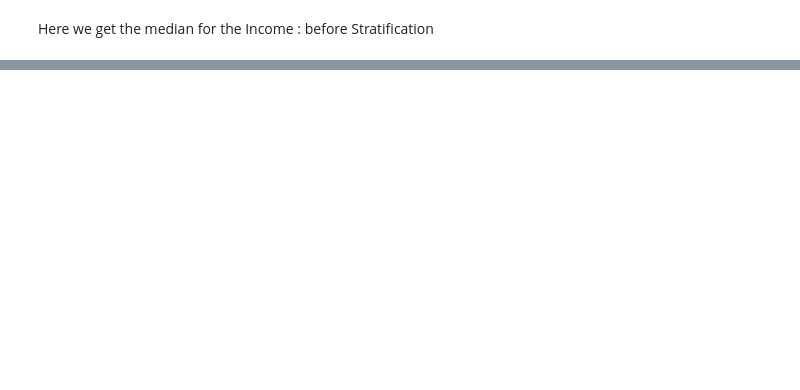
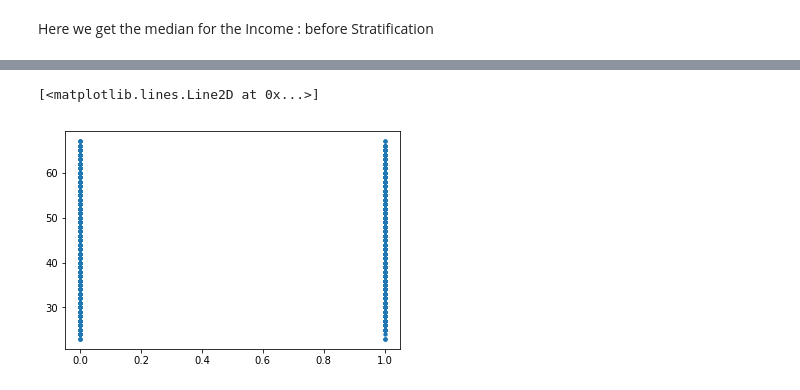
Before and after one commit to akkhil2012/MachineLearning, a Jupyter notebook: scikit_learn/LinearRegressionLoan.ipynb, the cells around one changed output, grey strips where cells are left out. Drawn from its saved outputs; the diff is of its cells as text; code cells hidden in the pictures; blank space fills up the shorter version.

Commit message:
Modified notebook with graphs
Modified notebook with graphs

```diff
--- a/scikit_learn/LinearRegressionLoan.ipynb
+++ b/scikit_learn/LinearRegressionLoan.ipynb
@@ -326,0 +206,11 @@ display(Image('test.png', width=1900, height=2000, unconfined=True))
+# %%
+import matplotlib.pyplot as plt
+#X_test = X_test[0,:]
+X_test = np.array(data['CreditCard'])
+y_test = np.array(data['Age'])
+m, b = np.polyfit(X_test, y_test, 1)
+plt.plot(X_test, y_test, '.',label='Line 1')
+#plt.plot(X_test, m*X_test + b, '-',label='Line 2')
+# %% [output]
+[<matplotlib.lines.Line2D at 0x...>]
+[figure, added]
```
Also changed, not shown: parts of 44 cells of this notebook.
